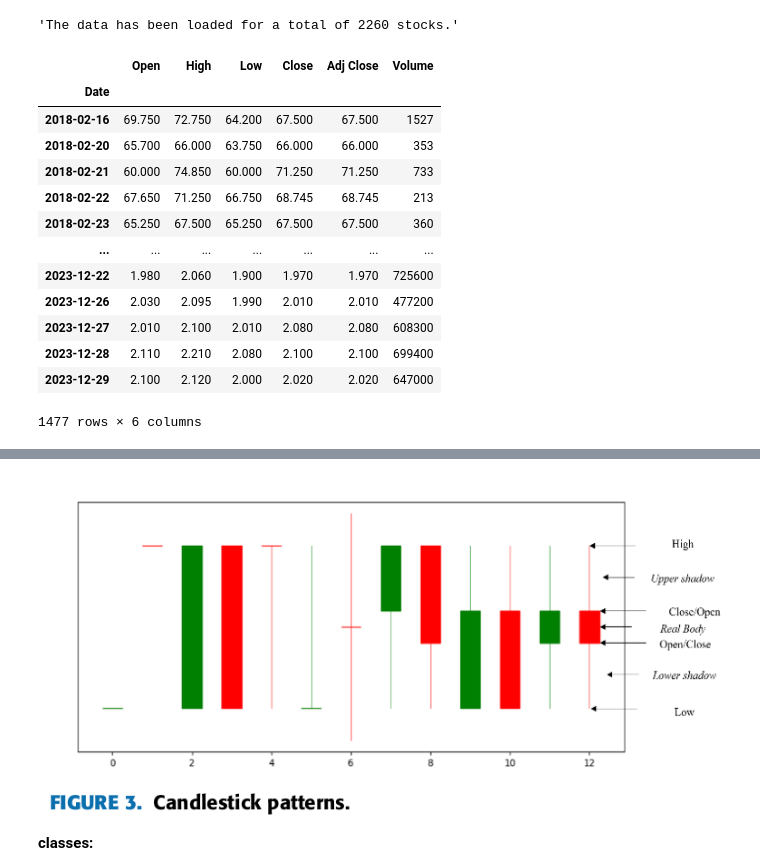
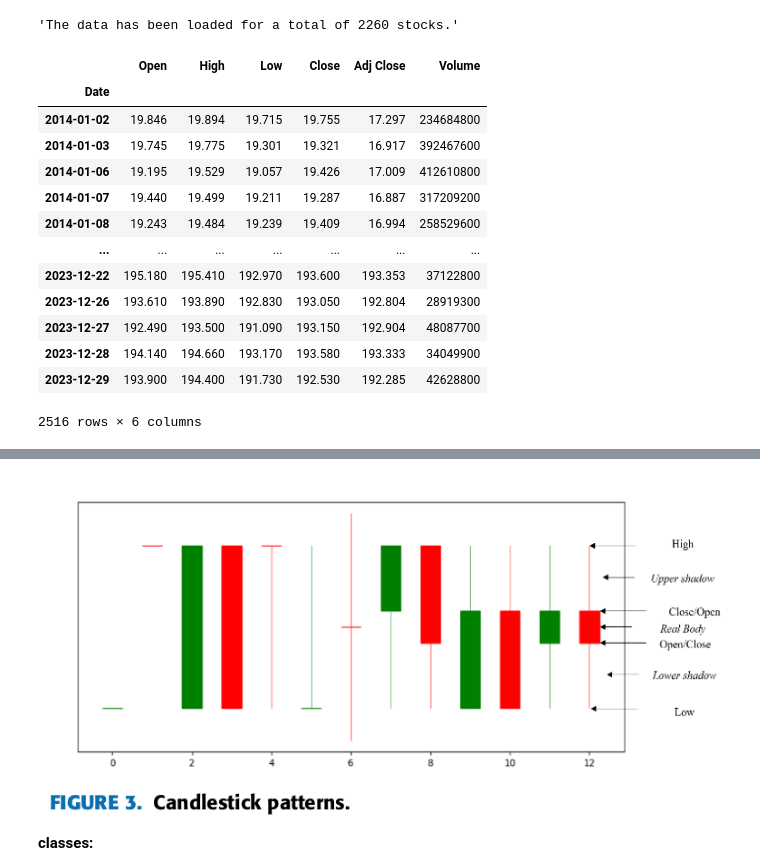
Before and after one commit to cloudaipro/AI4StockMarket, a Jupyter notebook: StockPricePrediction/DataPreparation.ipynb, the cells around one changed output, grey strips where cells are left out. Cells and saved outputs as stored; diff of their text form; code cells hidden in the pictures.

```diff
--- a/StockPricePrediction/DataPreparation.ipynb
+++ b/StockPricePrediction/DataPreparation.ipynb
@@ -82,23 +82,24 @@ else:
 display(f"The data has been loaded for a total of {len(stks_data)} stocks.")
 # %% [output]
 'The data has been loaded for a total of 2260 stocks.'
-# %%
-stks_data[0].tick_data
-# %% [output]
-|  | Open | High | Low | Close | Adj Close | Volume |
-| Date |  |  |  |  |  |  |
-| 2018-02-16 | 69.750 | 72.750 | 64.200 | 67.500 | 67.500 | 1527 |
-| 2018-02-20 | 65.700 | 66.000 | 63.750 | 66.000 | 66.000 | 353 |
-| 2018-02-21 | 60.000 | 74.850 | 60.000 | 71.250 | 71.250 | 733 |
-| 2018-02-22 | 67.650 | 71.250 | 66.750 | 68.745 | 68.745 | 213 |
-| 2018-02-23 | 65.250 | 67.500 | 65.250 | 67.500 | 67.500 | 360 |
-| ... | ... | ... | ... | ... | ... | ... |
-| 2023-12-22 | 1.980 | 2.060 | 1.900 | 1.970 | 1.970 | 725600 |
-| 2023-12-26 | 2.030 | 2.095 | 1.990 | 2.010 | 2.010 | 477200 |
-| 2023-12-27 | 2.010 | 2.100 | 2.010 | 2.080 | 2.080 | 608300 |
-| 2023-12-28 | 2.110 | 2.210 | 2.080 | 2.100 | 2.100 | 699400 |
-| 2023-12-29 | 2.100 | 2.120 | 2.000 | 2.020 | 2.020 | 647000 |
-1477 rows × 6 columns
+# %%
+df = stks_data[4].tick_data
+display(df)
+# %% [output]
+|  | Open | High | Low | Close | Adj Close | Volume |
+| Date |  |  |  |  |  |  |
+| 2014-01-02 | 19.846 | 19.894 | 19.715 | 19.755 | 17.297 | 234684800 |
+| 2014-01-03 | 19.745 | 19.775 | 19.301 | 19.321 | 16.917 | 392467600 |
+| 2014-01-06 | 19.195 | 19.529 | 19.057 | 19.426 | 17.009 | 412610800 |
+| 2014-01-07 | 19.440 | 19.499 | 19.211 | 19.287 | 16.887 | 317209200 |
+| 2014-01-08 | 19.243 | 19.484 | 19.239 | 19.409 | 16.994 | 258529600 |
+| ... | ... | ... | ... | ... | ... | ... |
+| 2023-12-22 | 195.180 | 195.410 | 192.970 | 193.600 | 193.353 | 37122800 |
+| 2023-12-26 | 193.610 | 193.890 | 192.830 | 193.050 | 192.804 | 28919300 |
+| 2023-12-27 | 192.490 | 193.500 | 191.090 | 193.150 | 192.904 | 48087700 |
+| 2023-12-28 | 194.140 | 194.660 | 193.170 | 193.580 | 193.333 | 34049900 |
+| 2023-12-29 | 193.900 | 194.400 | 191.730 | 192.530 | 192.285 | 42628800 |
+2516 rows × 6 columns
 # %%
 short_ind = 5
 long_ind = 10
```
Also changed, not shown: parts of 3 cells of this notebook, 7 other files.
